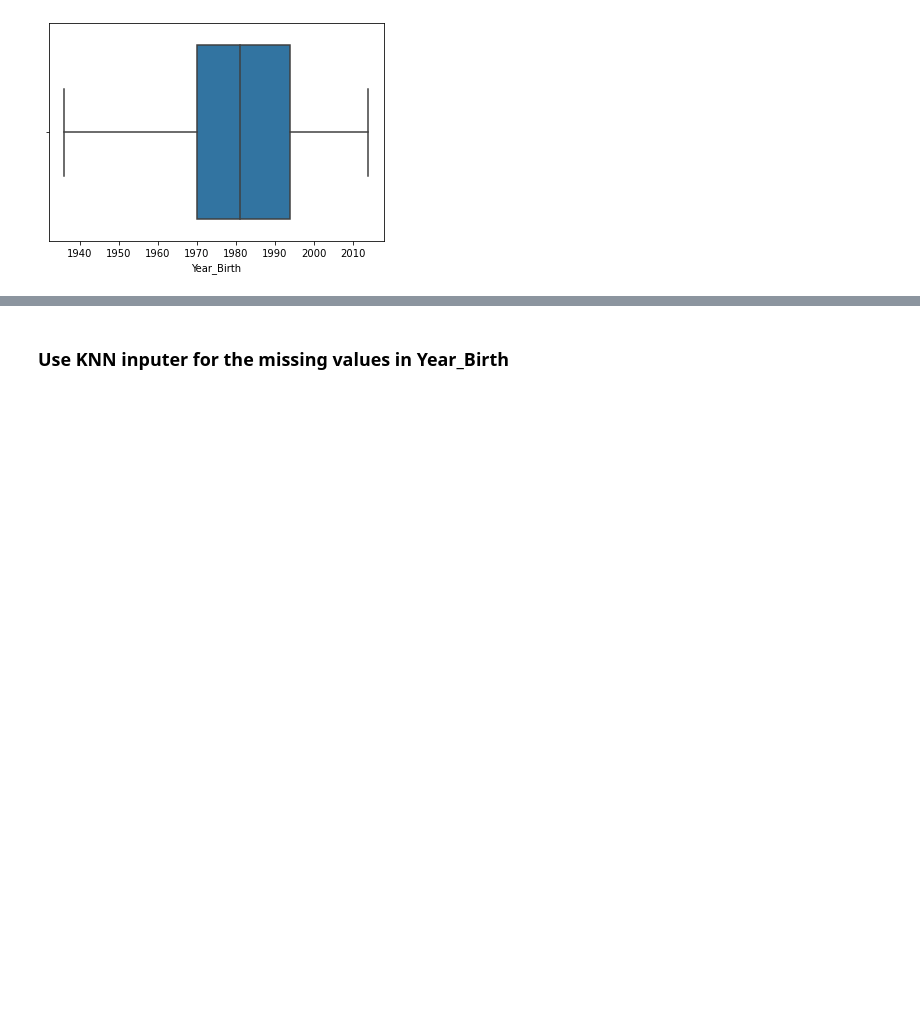
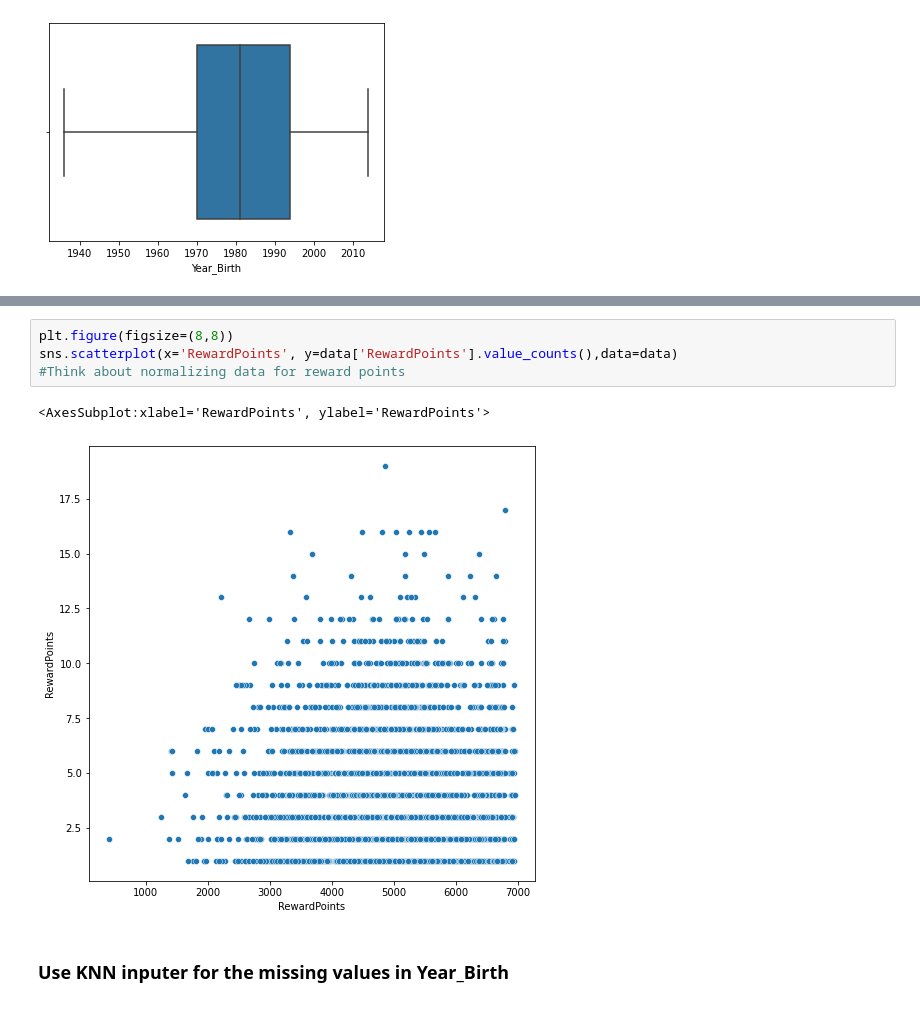
Before and after one commit to Leon209/Project_1-Supervised-Model, a Jupyter notebook: Project 1.ipynb, the cells around one changed output, grey strips where cells are left out. Cells and saved outputs as stored; diff of their text form; blank space fills up the shorter version.

```diff
--- a/Project 1.ipynb
+++ b/Project 1.ipynb
@@ -102,3 +108,10 @@ sns.boxplot(x='Year_Birth', data = data)
+# %%
+plt.figure(figsize=(8,8))
+sns.scatterplot(x='RewardPoints', y=data['RewardPoints'].value_counts(),data=data)
+#Think about normalizing data for reward points
+# %% [output]
+<AxesSubplot:xlabel='RewardPoints', ylabel='RewardPoints'>
+[figure, added]
 # %% [markdown]
 <h3>Use KNN inputer for the missing values in Year_Birth <h3>
 # %%
```
Also changed, not shown: parts of 2 cells of this notebook.
